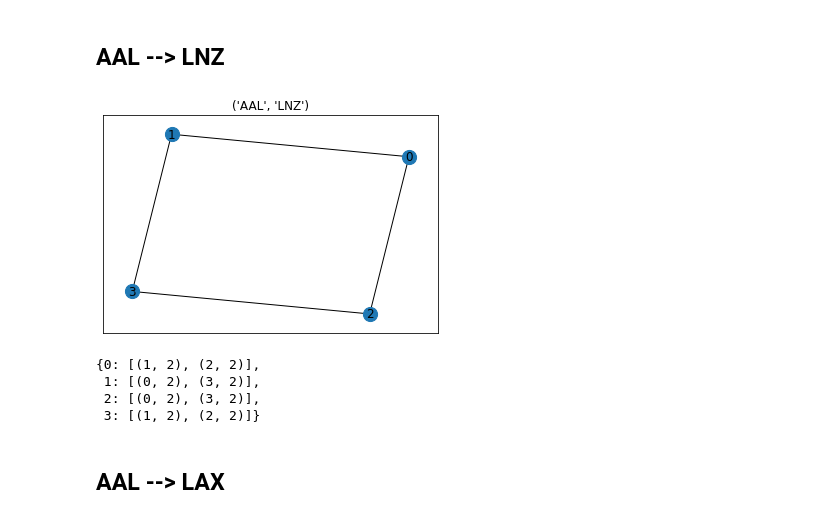
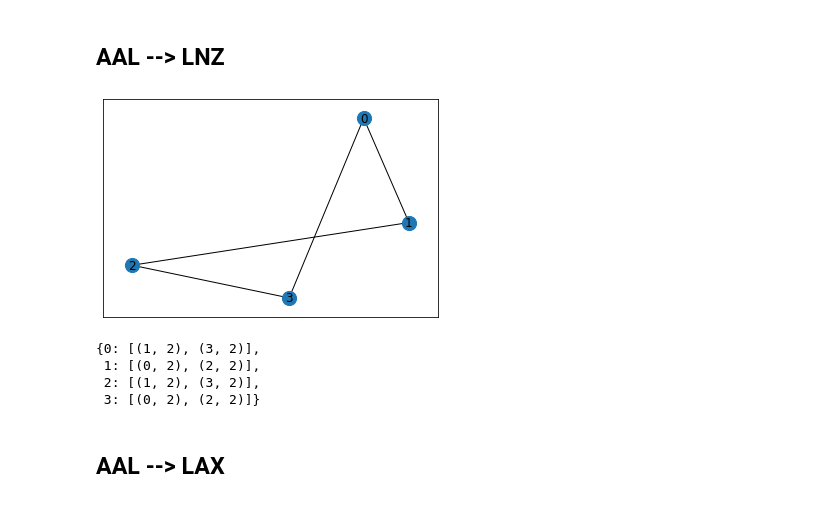
Before and after one commit to annevogel13/lifradaravion, a Jupyter notebook: NotebooksAnne/correspondance(1).ipynb, the cells around one changed output. Saved outputs shown, nothing was run; the diff lists cells and outputs as text; code cells hidden in the pictures.

Commit message:
ecrit un fonction qui calcule les edges un facon differente (arrays)

```diff
--- a/NotebooksAnne/correspondance(1).ipynb
+++ b/NotebooksAnne/correspondance(1).ipynb
@@ -23,7 +27,7 @@ for row in airports_df[['Iata','Name','Country']].iterrows():
     c = row[1][2]
     airports_dict[a] = dict(zip(['Name','Country'], [b,c]))
 # %%
-# optie 1
-r1 = routes_df[routes_df['Depart'] == 'KWE'][['Arrivee', 'Num_IATA']]
-r2 = routes_df[routes_df['Arrivee'] == 'AMS'][['Depart', 'Num_IATA']]
-resultat = pd.merge(r1, r2,left_on = 'Arrivee', right_on = 'Depart')
+r1 = routes_df[routes_df['Depart'] == 'KWE']['Arrivee']
+r2 = routes_df[routes_df['Arrivee'] == 'AMS']['Depart']
+resultat = pd.merge(r1, r2,left_on = 'Arrivee', right_on = 'Depart')['Depart'].unique()
+resultat
@@ -53,3 +50,25 @@ graph_test_names = {
 # %% [markdown]
 ##  Graphe airports - functions
+# %%
+# AMERLIORATION (peut etre)
+# besoin d'une grande list qui rappel tous chiffre avec les codes des airports
+def creation_edges_am(graphe : nx.Graph, listReference : list, code1 : str, code2 : str):
+    '''
+        fonction qui crée à partir d'une liste d'aéroports un list des edges d'une graphe (avec le weight)
+    '''
+    listConnections = correspondance_1airport_int(code1, code2)
+    # dans le arrayReference les airport recois un index qui corresponds au identifiant de graphe
+    arrayReference = np.unique(np.append([code1, code2,], listConnections)) # convertir en array pour être sur que c'est unique et pour ajouter pluseurs element d'un fois
+    listReference.extend(arrayReference.tolist())
+
+    # pour gerer les correspondances
+    index1 = listReference.index(code1)
+    index2 = listReference.index(code2)
+    weight = 2  # TODO calculer le C02 par rapport a la distance
+
+    listEdges = list(map(lambda x : (index1, listReference.index(x), weight), listConnections))
+    listEdges.extend(list(map(lambda x : (listReference.index(x), index2, weight), listConnections)))
+
+    graphe.add_weighted_edges_from(listEdges)
+    return listEdges
 # %%
@@ -92,17 +109,17 @@ def creation_edges(listConnections : list[str], graphe, listReference : list, co
 # %%
-def dessiner_graphe(nom_graphe, code1, code2):
+def dessiner_graphe(nom_graphe):
 
     pos = nx.fruchterman_reingold_layout(nom_graphe)
     nx.draw_networkx_nodes(nom_graphe, pos, node_size = 200)
     nx.draw_networkx_edges(nom_graphe,pos, edgelist= nom_graphe.edges(), edge_color='black')
     nx.draw_networkx_labels(nom_graphe, pos)
     plt.autoscale()
-    plt.title((code1,code2))
+    #plt.title((code1,code2))
     #nx.draw_networkx_edge_labels(nom_graphe, pos) # afficher le weight
 
     plt.show()
 # %%
-def conversion(listOfEdgesWeighted, graphe):
+def conversion(listOfEdgesWeighted : list[tuple], graphe : nx.Graph):
     '''
         function qui convertie un list avec les edges d'uin graph avec leur "weight" et
         qui le convertie en une dict de graph qui peut être utilise par le algorithme de dijkstra
@@ -130,16 +147,16 @@ def conversion(listOfEdgesWeighted, graphe):
 # %%
 # werkt voor 'AAL' naar 'LNZ'
 graphe_test = nx.Graph()
-zz = []
-rz = creation_edges(correspondance_1airport_int('AAL', 'LNZ'), graphe_test, [], 'AAL', 'LNZ', zz)
-dessiner_graphe(graphe_test, 'AAL', 'LNZ')
-conversion(zz, graphe_test) # check
+
+conlist = creation_edges_am(graphe_test, [], 'AAL', 'LNZ')
+dessiner_graphe(graphe_test)
+conversion(conlist, graphe_test)  # ce list peut etre utilise par algorithm de dijkstra
 # %% [output]
-[figure, old version]
+[figure, new version]
-{0: [(1, 2), (2, 2)],
- 1: [(0, 2), (3, 2)],
- 2: [(0, 2), (3, 2)],
- 3: [(1, 2), (2, 2)]}
+{0: [(1, 2), (3, 2)],
+ 1: [(0, 2), (2, 2)],
+ 2: [(1, 2), (3, 2)],
+ 3: [(0, 2), (2, 2)]}
 # %%
 # Notities
 # all the edges
```
Also changed, not shown: parts of 12 cells of this notebook.
